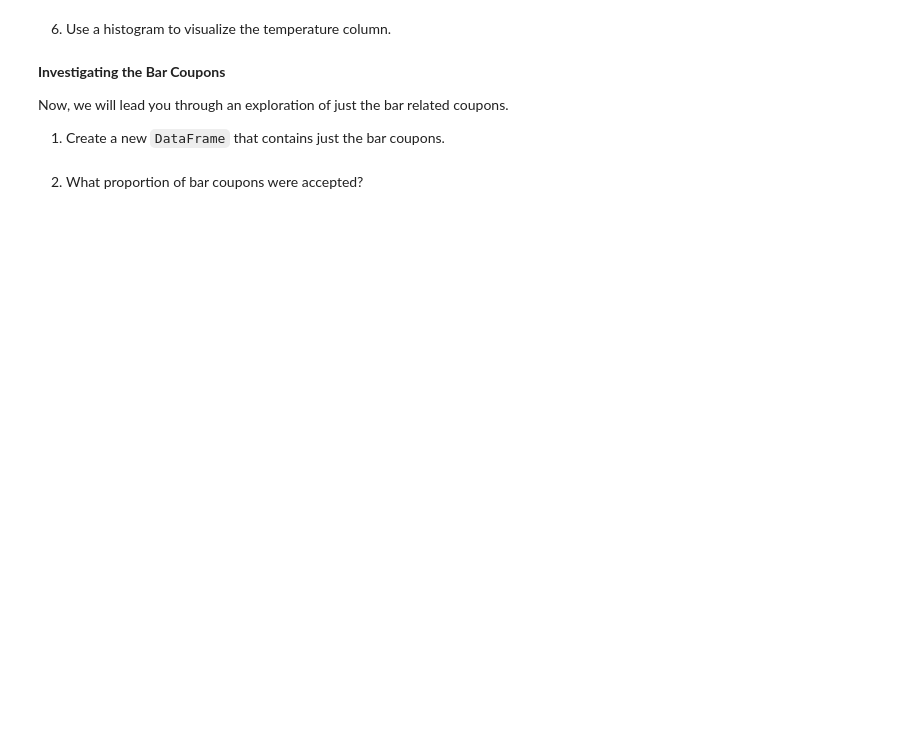
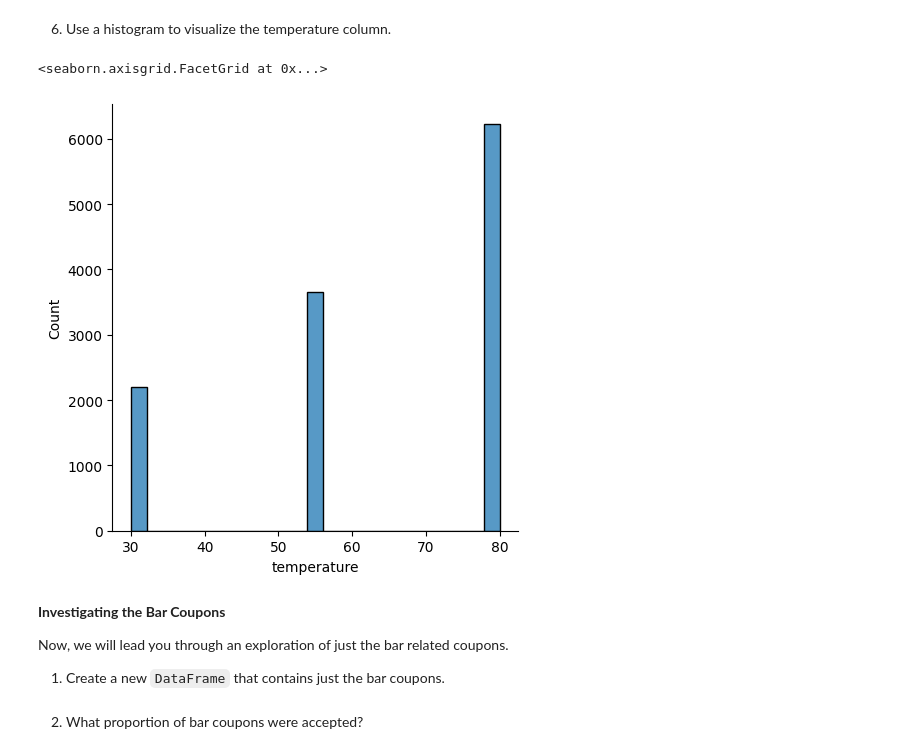
Before and after one commit to Charm-q/AI-Coupon-Statistics, a Jupyter notebook: prompt.ipynb, the cells around one changed output. Saved outputs shown, nothing was run; the diff lists cells and outputs as text; code cells hidden in the pictures; blank space fills up the shorter version.

```diff
--- a/prompt.ipynb
+++ b/prompt.ipynb
@@ -88,5 +180,10 @@ data.head()
 # %% [markdown]
 6. Use a histogram to visualize the temperature column.
+# %%
+sns.displot(data=filtered_data['temperature'])
+# %% [output]
+<seaborn.axisgrid.FacetGrid at 0x...>
+[figure, added]
 # %% [markdown]
 **Investigating the Bar Coupons**
 
```
Also changed, not shown: parts of 25 cells of this notebook.
